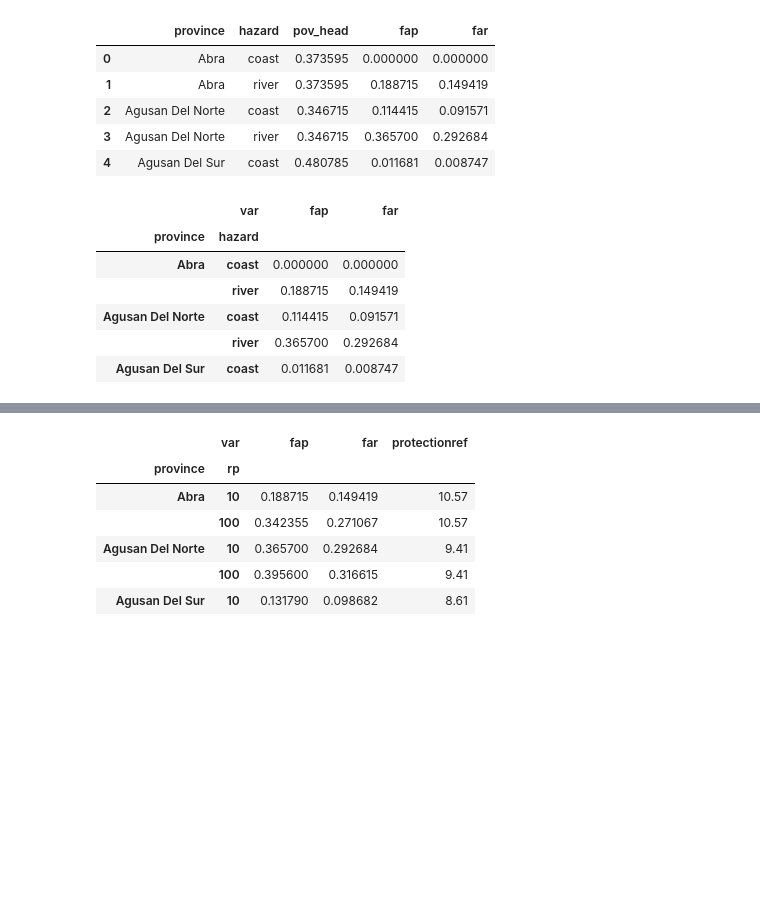
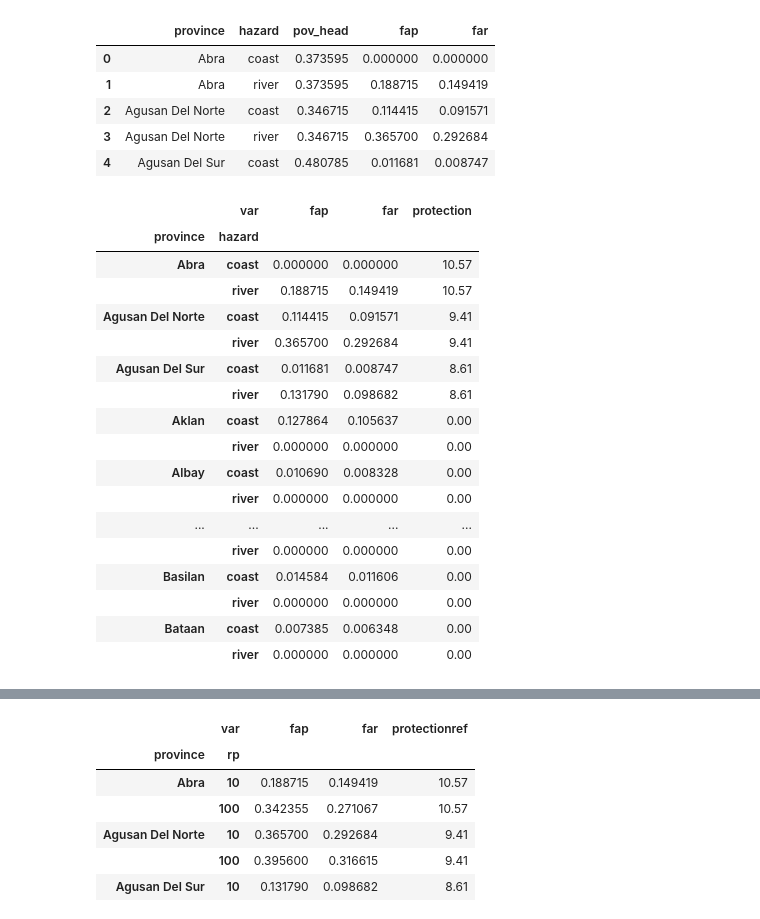
Before and after one commit to adrivsh/resilience_indicator_phl, a Jupyter notebook: socio_economic_capacity_demo.ipynb, the cells around one changed output, grey strips where cells are left out. Saved outputs shown, nothing was run; the diff lists cells and outputs as text; code cells hidden in the pictures; blank space fills up the shorter version.

Commit message:
sill working on aggregation over hazards

```diff
--- a/socio_economic_capacity_demo.ipynb
+++ b/socio_economic_capacity_demo.ipynb
@@ -228,12 +210,23 @@ multi_hazard_data.head()
 | 4 | Agusan Del Sur | coast | 0.480785 | 0.011681 | 0.008747 |
 # %%
 dfm = broadcast_hazard(multi_hazard_data, df)
-dfm.head()[["fap","far"]]
+dfm.head(20)[["fap","far","protection"]]
 # %% [output]
-|  | var | fap | far |
-| province | hazard |  |  |
-| Abra | coast | 0.000000 | 0.000000 |
-|  | river | 0.188715 | 0.149419 |
-| Agusan Del Norte | coast | 0.114415 | 0.091571 |
-|  | river | 0.365700 | 0.292684 |
-| Agusan Del Sur | coast | 0.011681 | 0.008747 |
+|  | var | fap | far | protection |
+| province | hazard |  |  |  |
+| Abra | coast | 0.000000 | 0.000000 | 10.57 |
+|  | river | 0.188715 | 0.149419 | 10.57 |
+| Agusan Del Norte | coast | 0.114415 | 0.091571 | 9.41 |
+|  | river | 0.365700 | 0.292684 | 9.41 |
+| Agusan Del Sur | coast | 0.011681 | 0.008747 | 8.61 |
+|  | river | 0.131790 | 0.098682 | 8.61 |
+| Aklan | coast | 0.127864 | 0.105637 | 0.00 |
+|  | river | 0.000000 | 0.000000 | 0.00 |
+| Albay | coast | 0.010690 | 0.008328 | 0.00 |
+|  | river | 0.000000 | 0.000000 | 0.00 |
+| ... | ... | ... | ... | ... |
+|  | river | 0.000000 | 0.000000 | 0.00 |
+| Basilan | coast | 0.014584 | 0.011606 | 0.00 |
+|  | river | 0.000000 | 0.000000 | 0.00 |
+| Bataan | coast | 0.007385 | 0.006348 | 0.00 |
+|  | river | 0.000000 | 0.000000 | 0.00 |
```
Also changed, not shown: parts of 6 cells of this notebook, 2 other files.
